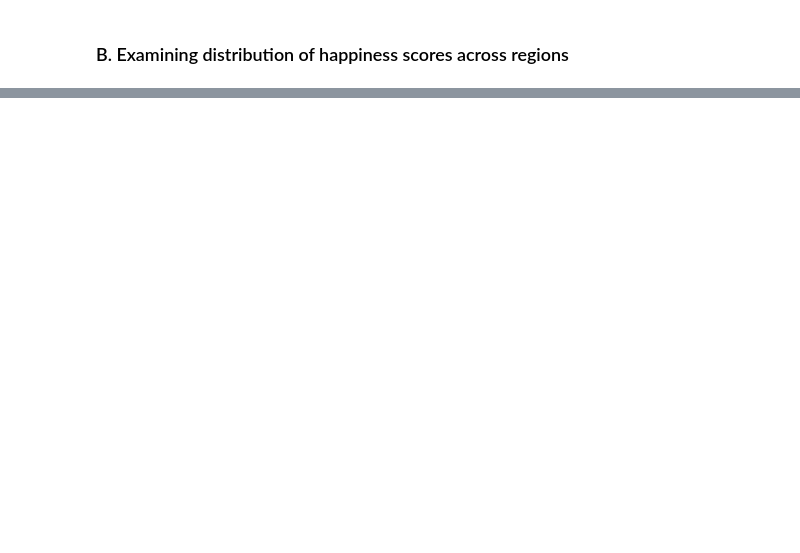
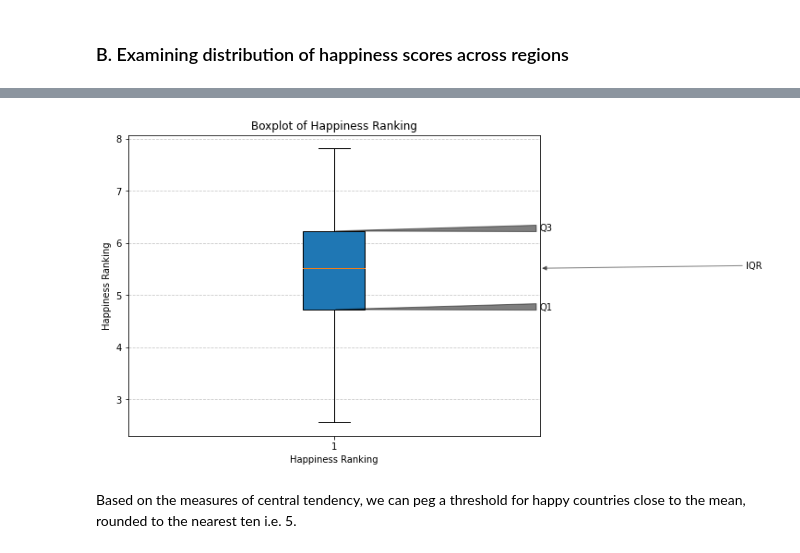
Before and after one commit to anikaarevalo/Happiness_and_world_economy_2021, a Jupyter notebook: Happiness_and_GDP_2021.ipynb, the cells around one changed output, grey strips where cells are left out. Cells and saved outputs as stored; diff of their text form; code cells hidden in the pictures; blank space fills up the shorter version.

```diff
--- a/Happiness_and_GDP_2021.ipynb
+++ b/Happiness_and_GDP_2021.ipynb
@@ -399,0 +396,27 @@ plt.show()
+# %%
+import matplotlib.pyplot as plt
+
+# Creating a boxplot
+plt.figure(figsize=(8, 6))
+plt.boxplot(new_happiness_2021['Happiness ranking'], vert=True, patch_artist=True, showfliers=True)
+
+# Adding labels and title
+plt.xlabel('Happiness Ranking')
+plt.ylabel('Happiness Ranking')
+plt.title('Boxplot of Happiness Ranking')
+
+# Adding gridlines and define the IQR
+plt.grid(axis='y', linestyle='--', alpha=0.7)
+plt.annotate('Q1', xy=(1, new_happiness_2021['Happiness ranking'].quantile(0.25)), xytext=(1.5, new_happiness_2021['Happiness ranking'].quantile(0.25)),
+             arrowprops=dict(facecolor='black', arrowstyle='wedge,tail_width=0.7', alpha=0.5))
+plt.annotate('Q3', xy=(1, new_happiness_2021['Happiness ranking'].quantile(0.75)), xytext=(1.5, new_happiness_2021['Happiness ranking'].quantile(0.75)),
+             arrowprops=dict(facecolor='black', arrowstyle='wedge,tail_width=0.7', alpha=0.5))
+plt.annotate('IQR', xy=(1.5, new_happiness_2021['Happiness ranking'].quantile(0.5)), xytext=(2, new_happiness_2021['Happiness ranking'].quantile(0.5)),
+             arrowprops=dict(facecolor='black', arrowstyle='-|>', alpha=0.5))
+
+# Showing the plot
+plt.show()
+# %% [output]
+[figure, added]
+# %% [markdown]
+Based on the measures of central tendency, we can peg a threshold for happy countries close to the mean, rounded to the nearest ten i.e. 5.
```
Also changed, not shown: parts of 16 cells of this notebook.
